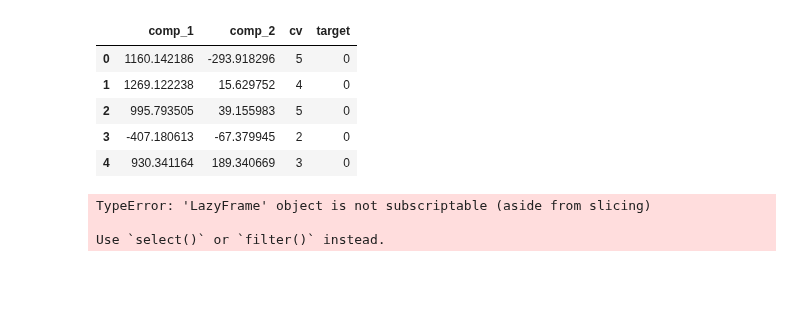
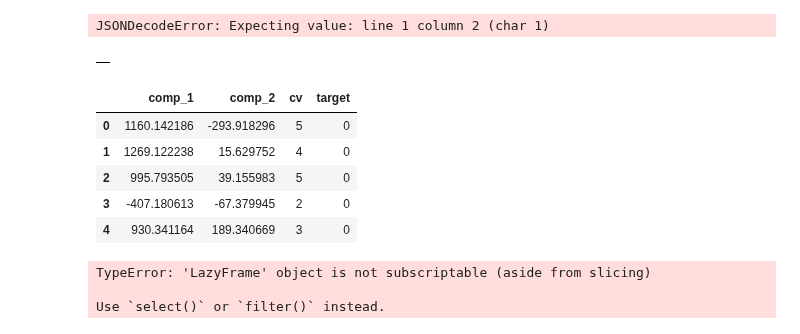
Before and after one commit to predictables/predictables, a Jupyter notebook: dev_univariate.ipynb, the cells around one changed output. Drawn from its saved outputs; the diff is of its cells as text; code cells hidden in the pictures; blank space fills up the shorter version.

```diff
--- a/dev_univariate.ipynb
+++ b/dev_univariate.ipynb
@@ -27,3 +22,21 @@ shape: (5, 32)
+# %%
+import json
+with open("./log.json", 'r') as f:
+    lines = f.readlines()
+
+with open("./log.json", 'r') as f:
+    data = json.loads(f"{lines}")
+# %% [output]
+JSONDecodeError: Expecting value: line 1 column 2 (char 1)
+# %%
+import json
+from io import StringIO
+with open("./log.json", "r") as f:
+    log_txt = StringIO(f.read())
+logdf = pd.read_json(log_txt, orient="records", lines=True)
+logdf
+# %% [output]
+|  |
 # %%
 df = pd.read_parquet("./cancerdf.parquet")
 df.head()
```
Also changed, not shown: parts of 1 cell of this notebook, 4 other files.
